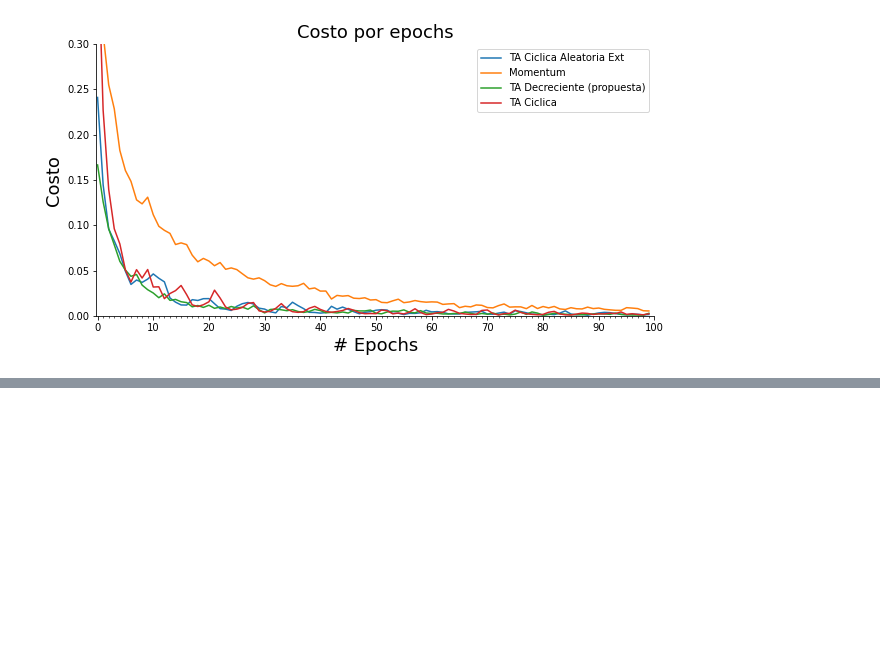
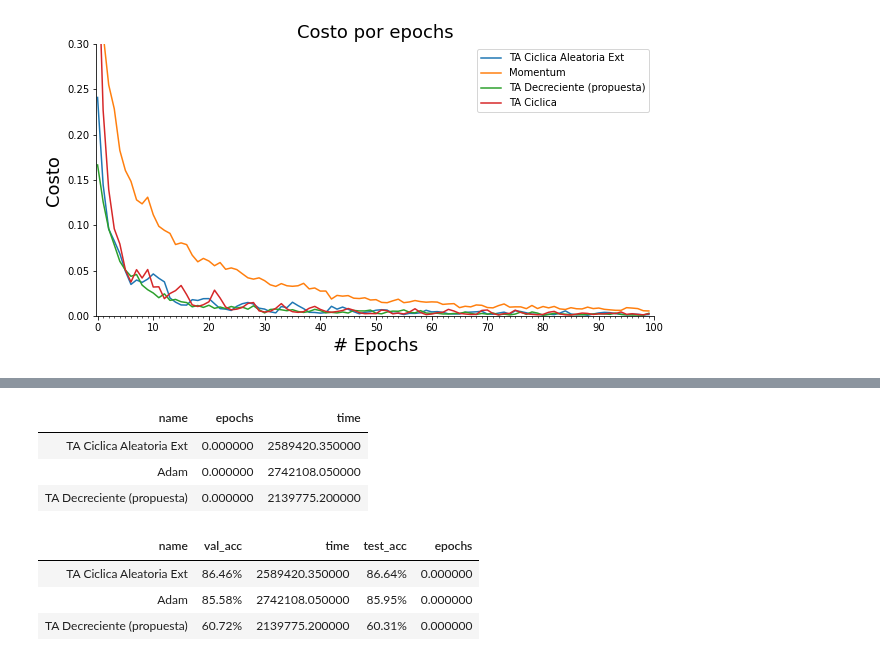
Before and after one commit to DenisPerez/NN_Tests_DG, a Jupyter notebook: ResNet_Graphs.ipynb, the cells around one changed output, grey strips where cells are left out. Cells and saved outputs as stored; diff of their text form; code cells hidden in the pictures; blank space fills up the shorter version.

```diff
--- a/ResNet_Graphs.ipynb
+++ b/ResNet_Graphs.ipynb
@@ -161,0 +164,4 @@ plt.show()
+# %%
+EPOCHS = 50
+MAX_ITERATIONS = 5
+resultados = {}
@@ -161,0 +241,16 @@ plt.show()
+# %%
+resultados_df = resultados_df.sort_values(by=['epochs'],ascending=True)
+resultados_df[['name','epochs','time']].style.hide_index()
+# %% [output]
+| name | epochs | time |
+| TA Ciclica Aleatoria Ext | 0.000000 | 2589420.350000 |
+| Adam | 0.000000 | 2742108.050000 |
+| TA Decreciente (propuesta) | 0.000000 | 2139775.200000 |
+# %%
+resultados_df = resultados_df.sort_values(by=['test_acc'],ascending=False)
+resultados_df[['name','val_acc','time','test_acc', 'epochs']].style.hide_index()
+# %% [output]
+| name | val_acc | time | test_acc | epochs |
+| TA Ciclica Aleatoria Ext | 86.46% | 2589420.350000 | 86.64% | 0.000000 |
+| Adam | 85.58% | 2742108.050000 | 85.95% | 0.000000 |
+| TA Decreciente (propuesta) | 60.72% | 2139775.200000 | 60.31% | 0.000000 |
```
Also changed, not shown: parts of 10 cells of this notebook.
